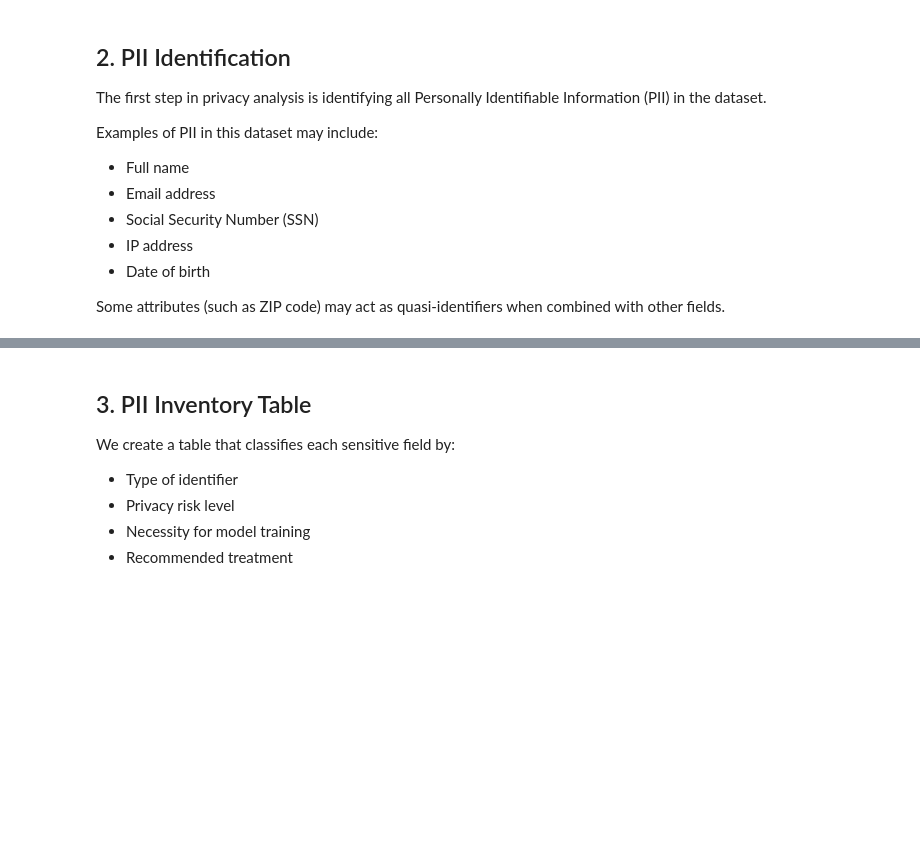
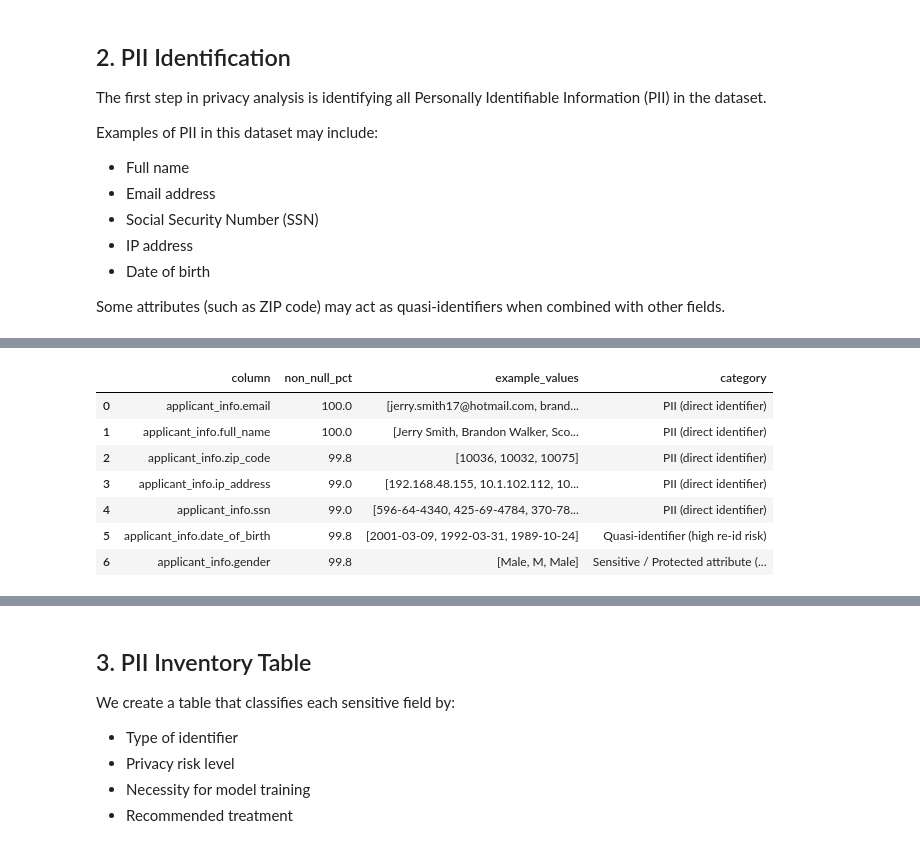
Before and after one commit to leo-nor-pro/dego-project-team6, a Jupyter notebook: notebooks/03-privacy-demo.ipynb, the cells around one changed output, grey strips where cells are left out. Saved outputs shown, nothing was run; the diff lists cells and outputs as text; code cells hidden in the pictures; blank space fills up the shorter version.

```diff
--- a/notebooks/03-privacy-demo.ipynb
+++ b/notebooks/03-privacy-demo.ipynb
@@ -36,0 +218,41 @@ Some attributes (such as ZIP code) may act as quasi-identifiers when combined wi
+# %%
+def classify_field(col: str) -> str:
+    c = col.lower()
+    if "ssn" in c:
+        return "PII (direct identifier)"
+    if "email" in c:
+        return "PII (direct identifier)"
+    if "ip" in c:
+        return "PII (direct identifier)"
+    if "full_name" in c or c.endswith(".name") or c.endswith("name"):
+        return "PII (direct identifier)"
+    if "date_of_birth" in c or "dob" in c or "birth" in c:
+        return "Quasi-identifier (high re-id risk)"
+    if "ip_address" in c or c.endswith(".ip"):
+        return "PII (direct identifier)"
+    return "Review"
+
+pii_inventory = pii_evidence_df[["column", "non_null_pct", "example_values"]].copy()
+pii_inventory["category"] = pii_inventory["column"].apply(classify_field)
+
+# Add known sensitive/protected attributes (for governance context)
+SENSITIVE_ATTRS = [c for c in df.columns if c.lower().endswith("gender") or ".gender" in c.lower()]
+if SENSITIVE_ATTRS:
+    extra = pd.DataFrame([{
+        "column": c,
+        "non_null_pct": round(100 * df[c].notna().mean(), 2),
+        "example_values": df[c].dropna().astype(str).head(3).tolist(),
+        "category": "Sensitive / Protected attribute (fairness)"
+    } for c in sorted(set(SENSITIVE_ATTRS))])
+    pii_inventory = pd.concat([pii_inventory, extra], ignore_index=True)
+
+pii_inventory.sort_values(["category", "non_null_pct"], ascending=[True, False]).reset_index(drop=True)
+# %% [output]
+|  | column | non_null_pct | example_values | category |
+| 0 | applicant_info.email | 100.0 | [jerry.smith17@hotmail.com, brand... | PII (direct identifier) |
+| 1 | applicant_info.full_name | 100.0 | [Jerry Smith, Brandon Walker, Sco... | PII (direct identifier) |
+| 2 | applicant_info.zip_code | 99.8 | [10036, 10032, 10075] | PII (direct identifier) |
+| 3 | applicant_info.ip_address | 99.0 | [192.168.48.155, 10.1.102.112, 10... | PII (direct identifier) |
+| 4 | applicant_info.ssn | 99.0 | [596-64-4340, 425-69-4784, 370-78... | PII (direct identifier) |
+| 5 | applicant_info.date_of_birth | 99.8 | [2001-03-09, 1992-03-31, 1989-10-24] | Quasi-identifier (high re-id risk) |
+| 6 | applicant_info.gender | 99.8 | [Male, M, Male] | Sensitive / Protected attribute (... |
```
Also changed, not shown: parts of 18 cells of this notebook.
